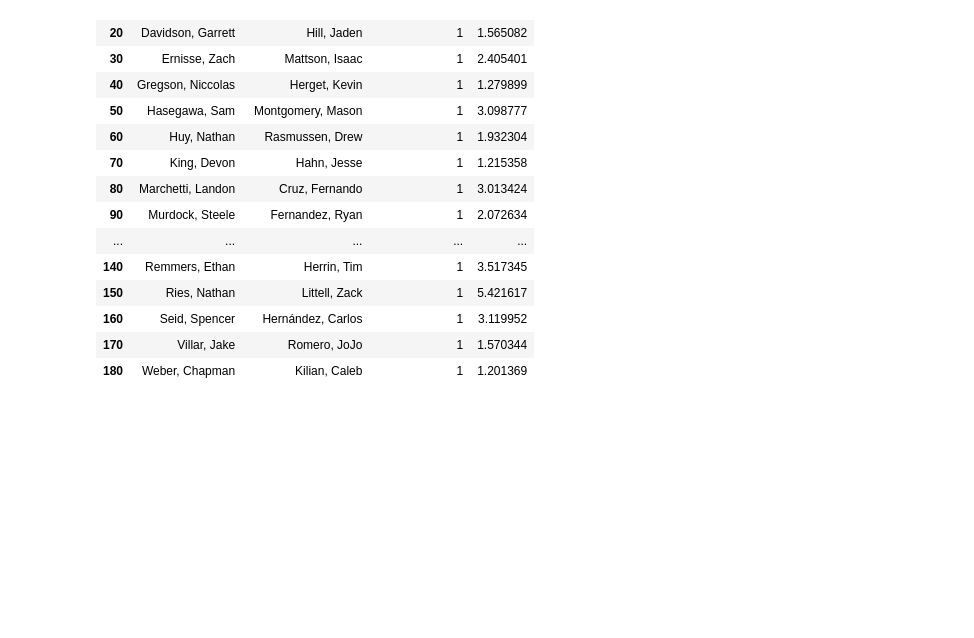
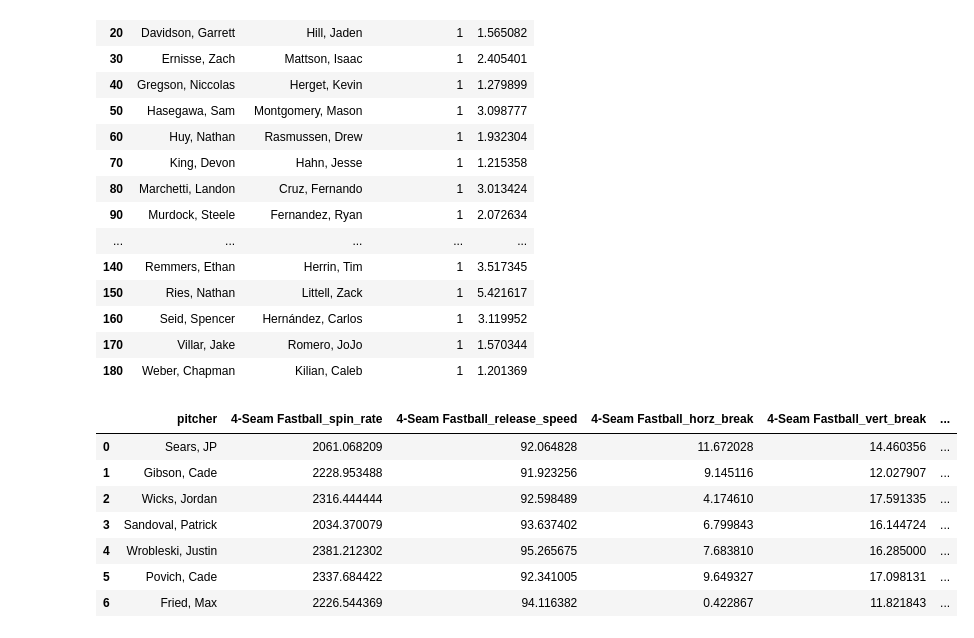
Before and after one commit to jackkalsched/UCSD_Baseball_25, a Jupyter notebook: Pitching/mlb arsenal comparisons/big_league_comparison.ipynb, the cells around one changed output. Drawn from its saved outputs; the diff is of its cells as text; code cells hidden in the pictures; blank space fills up the shorter version.

```diff
--- a/Pitching/mlb arsenal comparisons/big_league_comparison.ipynb
+++ b/Pitching/mlb arsenal comparisons/big_league_comparison.ipynb
@@ -422,3 +428,88 @@ top10_df[top10_df['Similarity Rank'] == 1]
 | 160 | Seid, Spencer | Hernández, Carlos | 1 | 3.119952 |
 | 170 | Villar, Jake | Romero, JoJo | 1 | 1.570344 |
 | 180 | Weber, Chapman | Kilian, Caleb | 1 | 1.201369 |
+# %%
+def find_similar_pitchers(
+    team_df: pd.DataFrame,
+    mlb_df: pd.DataFrame,
+    team_vectors_df: pd.DataFrame,
+    mlb_vectors_df: pd.DataFrame,
+    team_pitcher_name: str,
+    n_neighbors: int = 3
+) -> pd.DataFrame:
+
+
+   # Get rid of duplicates in team_df
+
+   # --- 1. Get pitch types for the team pitcher
+    team_pitch_types = set(team_df[team_df['Pitcher'] == team_pitcher_name]['TaggedPitchType'].unique())
+
+    # --- 2. Map MLB pitchers to their pitch types
+    mlb_pitch_types_by_pitcher = mlb_df.groupby('pitcher_name')['pitch_name'].apply(set).to_dict()
+
+    # --- 3. Filter MLB pitchers who throw at least all the same pitch types
+    compatible_mlb_pitchers = [
+        p for p, pitches in mlb_pitch_types_by_pitcher.items()
+        if team_pitch_types.issubset(pitches)
+    ]
+
+    # --- 4. Subset MLB vectors to compatible pitchers
+    mlb_filtered_vectors = mlb_vectors_df[mlb_vectors_df['pitcher'].isin(compatible_mlb_pitchers)]
+    if mlb_filtered_vectors.empty:
+        raise ValueError(f"No MLB pitchers found with compatible pitch types for {team_pitcher_name}.")
+
+
+    # --- 5. Get team vector
+    team_vector_row = team_vectors_df[team_vectors_df['pitcher'] == team_pitcher_name]
+    if team_vector_row.empty:
+        raise ValueError(f"Pitcher '{team_pitcher_name}' not found in team_vectors_df.")
+    team_vector = team_vector_row.drop(columns='pitcher').values
+
+
+    # ---- Filter for handedness
+    handedness = team_vector_row['handedness'].iloc[0]
+    mlb_filtered_hand = mlb_filtered_vectors[mlb_filtered_vectors['handedness'] == handedness]
+    if mlb_filtered_hand.empty:
+        raise ValueError(f"No MLB pitchers found with compatible pitch types for {team_pitcher_name}.")
+
+    # --- 6. Scale both MLB and team vectors
+    X_mlb = mlb_filtered_hand.drop(columns='pitcher').values
+    X_all = np.vstack([X_mlb, team_vector])
+    scaler = StandardScaler()
+    X_scaled = scaler.fit_transform(X_all)
+    X_mlb_scaled = X_scaled[:-1]
+    X_team_scaled = X_scaled[-1].reshape(1, -1)
+
+    # --- 7. Fit KNN
+    knn = NearestNeighbors(n_neighbors=n_neighbors)
+    knn.fit(X_mlb_scaled)
+    distances, indices = knn.kneighbors(X_team_scaled)
+
+    # --- 8. Return results
+    similar_pitchers = mlb_filtered_hand.iloc[indices[0]].copy()
+    similar_pitchers['distance'] = distances[0]
+
+    return similar_pitchers.reset_index(drop=True)
+
+
+
+
+similar_pitches_df = find_similar_pitchers(
+    team_df = ucsd,
+    mlb_df = major_grouped,
+    team_vectors_df=  ucsd_vectors_withhand,
+    mlb_vectors_df = mlb_vectors_withhand,
+    team_pitcher_name='Villar, Jake',
+    n_neighbors = 7
+)
+
+display(similar_pitches_df)
+# %% [output]
+|  | pitcher | 4-Seam Fastball_spin_rate | 4-Seam Fastball_release_speed | 4-Seam Fastball_horz_break | 4-Seam Fastball_vert_break | ... |
+| 0 | Sears, JP | 2061.068209 | 92.064828 | 11.672028 | 14.460356 | ... |
+| 1 | Gibson, Cade | 2228.953488 | 91.923256 | 9.145116 | 12.027907 | ... |
+| 2 | Wicks, Jordan | 2316.444444 | 92.598489 | 4.174610 | 17.591335 | ... |
+| 3 | Sandoval, Patrick | 2034.370079 | 93.637402 | 6.799843 | 16.144724 | ... |
+| 4 | Wrobleski, Justin | 2381.212302 | 95.265675 | 7.683810 | 16.285000 | ... |
+| 5 | Povich, Cade | 2337.684422 | 92.341005 | 9.649327 | 17.098131 | ... |
+| 6 | Fried, Max | 2226.544369 | 94.116382 | 0.422867 | 11.821843 | ... |
```
Also changed, not shown: parts of 9 cells of this notebook.
